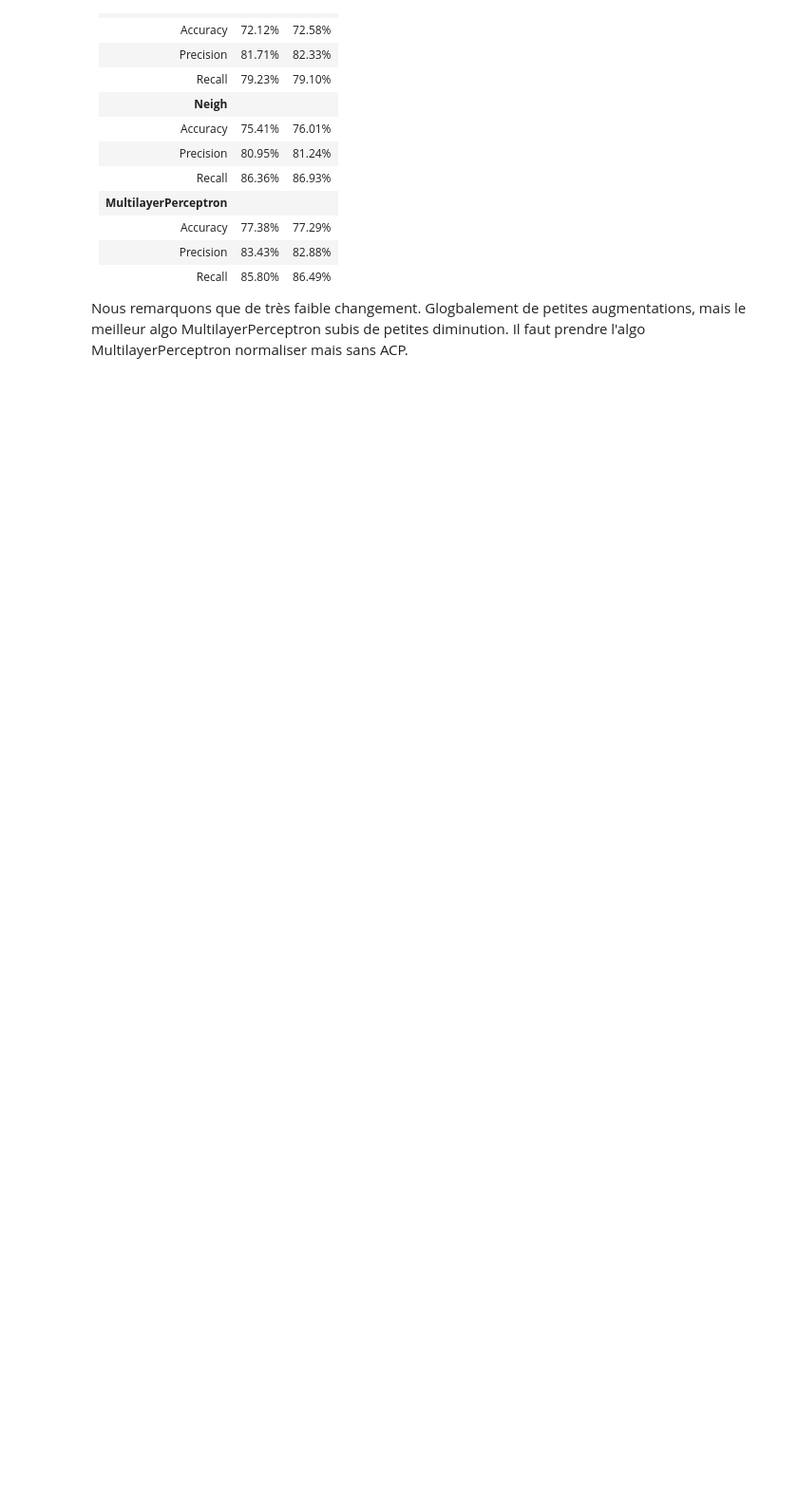
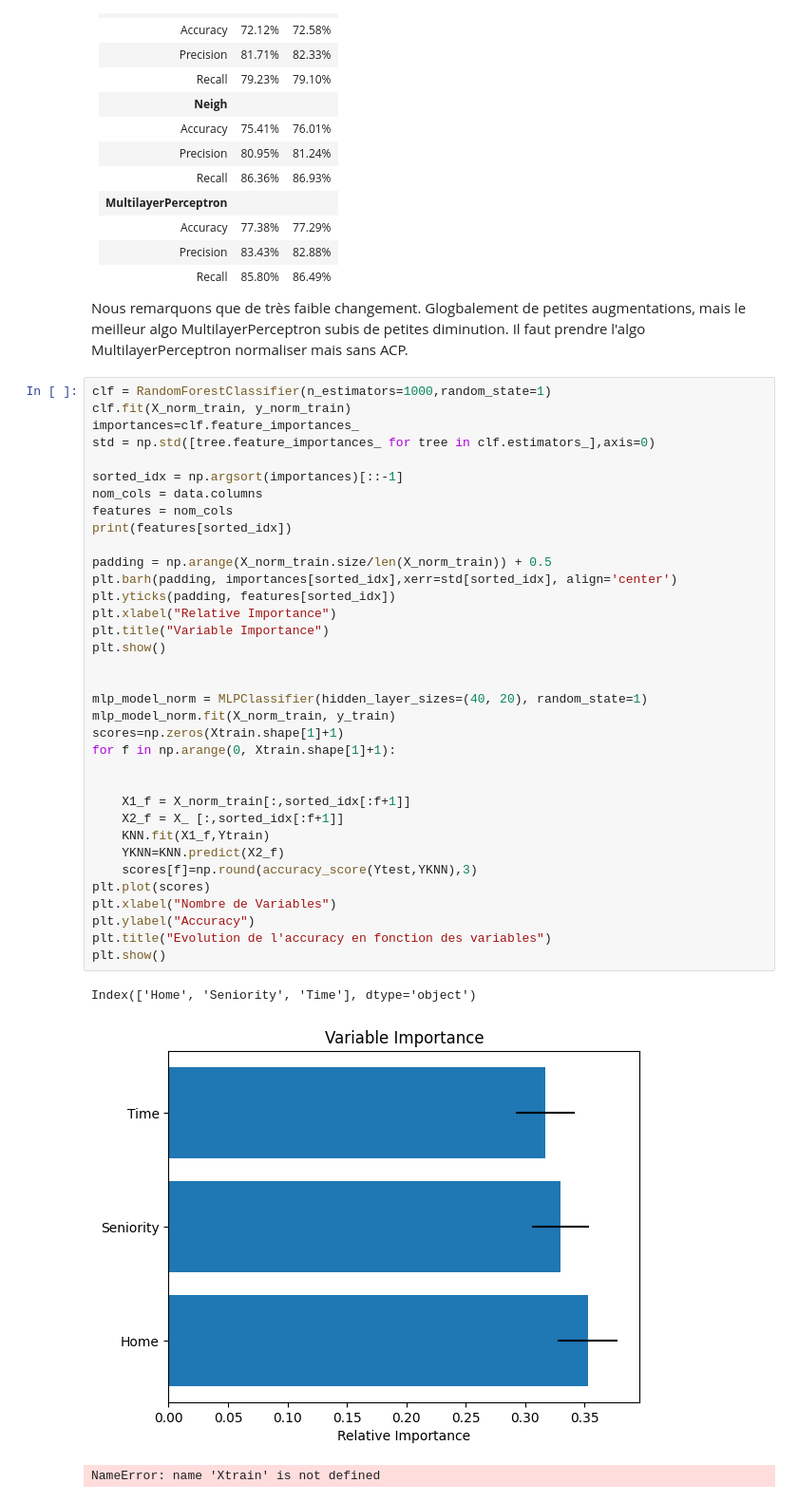
Before and after one commit to Valentintin/M1-Learning-Analysis-data, a Jupyter notebook: Untitled1.ipynb, the cells around one changed output. Shown: that part at 95% size. Saved outputs shown, nothing was run; the diff lists cells and outputs as text; blank space fills up the shorter version.

```diff
--- a/Untitled1.ipynb
+++ b/Untitled1.ipynb
@@ -364,3 +365,42 @@ knn is best recall with a score of 0.8693181818181818
 
 Nous remarquons que de très faible changement. Glogbalement de petites augmentations, mais le meilleur algo MultilayerPerceptron subis de petites diminution.
 Il faut prendre l'algo MultilayerPerceptron normaliser mais sans ACP.
+# %%
+clf = RandomForestClassifier(n_estimators=1000,random_state=1)
+clf.fit(X_norm_train, y_norm_train)
+importances=clf.feature_importances_
+std = np.std([tree.feature_importances_ for tree in clf.estimators_],axis=0)
+
+sorted_idx = np.argsort(importances)[::-1]
+nom_cols = data.columns
+features = nom_cols
+print(features[sorted_idx])
+
+padding = np.arange(X_norm_train.size/len(X_norm_train)) + 0.5
+plt.barh(padding, importances[sorted_idx],xerr=std[sorted_idx], align='center')
+plt.yticks(padding, features[sorted_idx])
+plt.xlabel("Relative Importance")
+plt.title("Variable Importance")
+plt.show()
+
+
+mlp_model_norm = MLPClassifier(hidden_layer_sizes=(40, 20), random_state=1)
+mlp_model_norm.fit(X_norm_train, y_train)
+scores=np.zeros(Xtrain.shape[1]+1)
+for f in np.arange(0, Xtrain.shape[1]+1):
+
+
+    X1_f = X_norm_train[:,sorted_idx[:f+1]]
+    X2_f = X_ [:,sorted_idx[:f+1]]
+    KNN.fit(X1_f,Ytrain)
+    YKNN=KNN.predict(X2_f)
+    scores[f]=np.round(accuracy_score(Ytest,YKNN),3)
+plt.plot(scores)
+plt.xlabel("Nombre de Variables")
+plt.ylabel("Accuracy")
+plt.title("Evolution de l'accuracy en fonction des variables")
+plt.show()
+# %% [output]
+Index(['Home', 'Seniority', 'Time'], dtype='object')
+[figure, added]
+NameError: name 'Xtrain' is not defined
```
Also changed, not shown: parts of 1 cell of this notebook.
